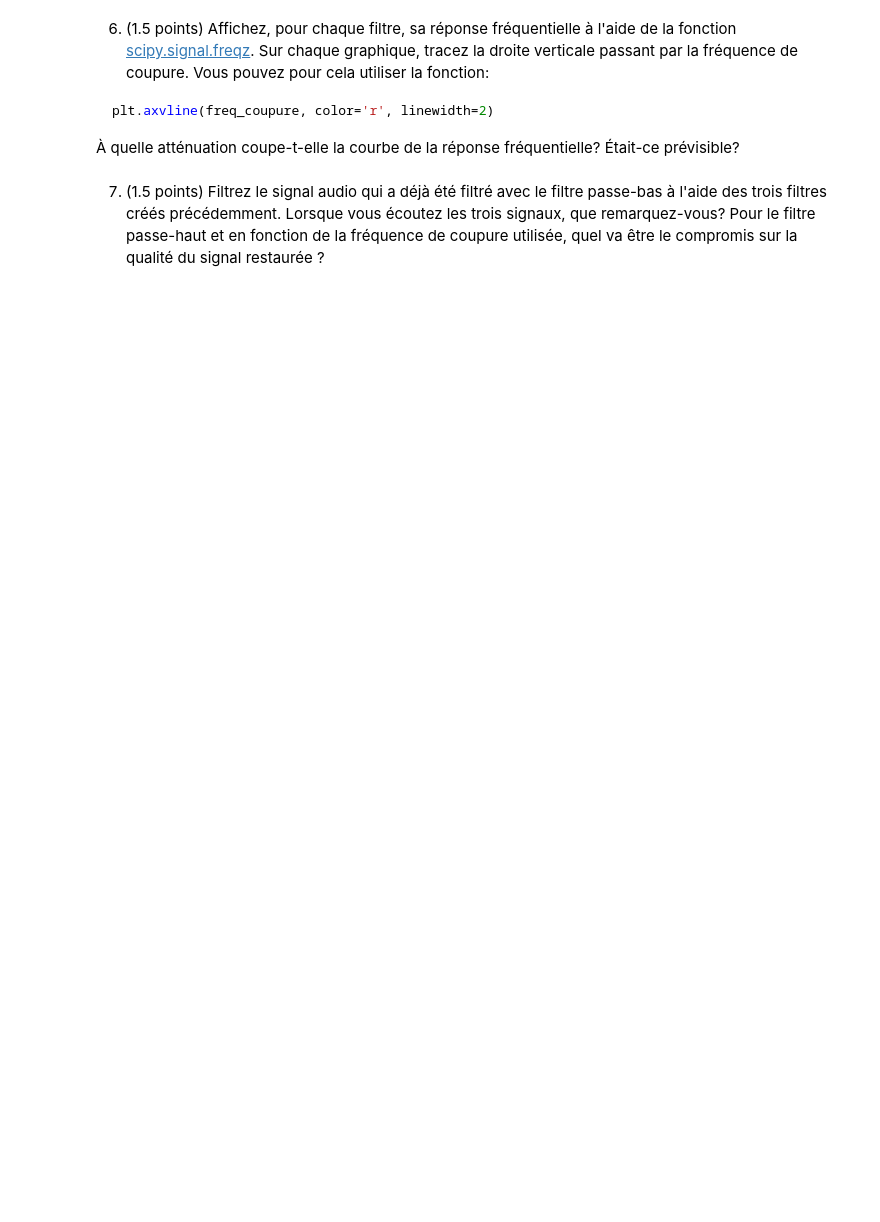
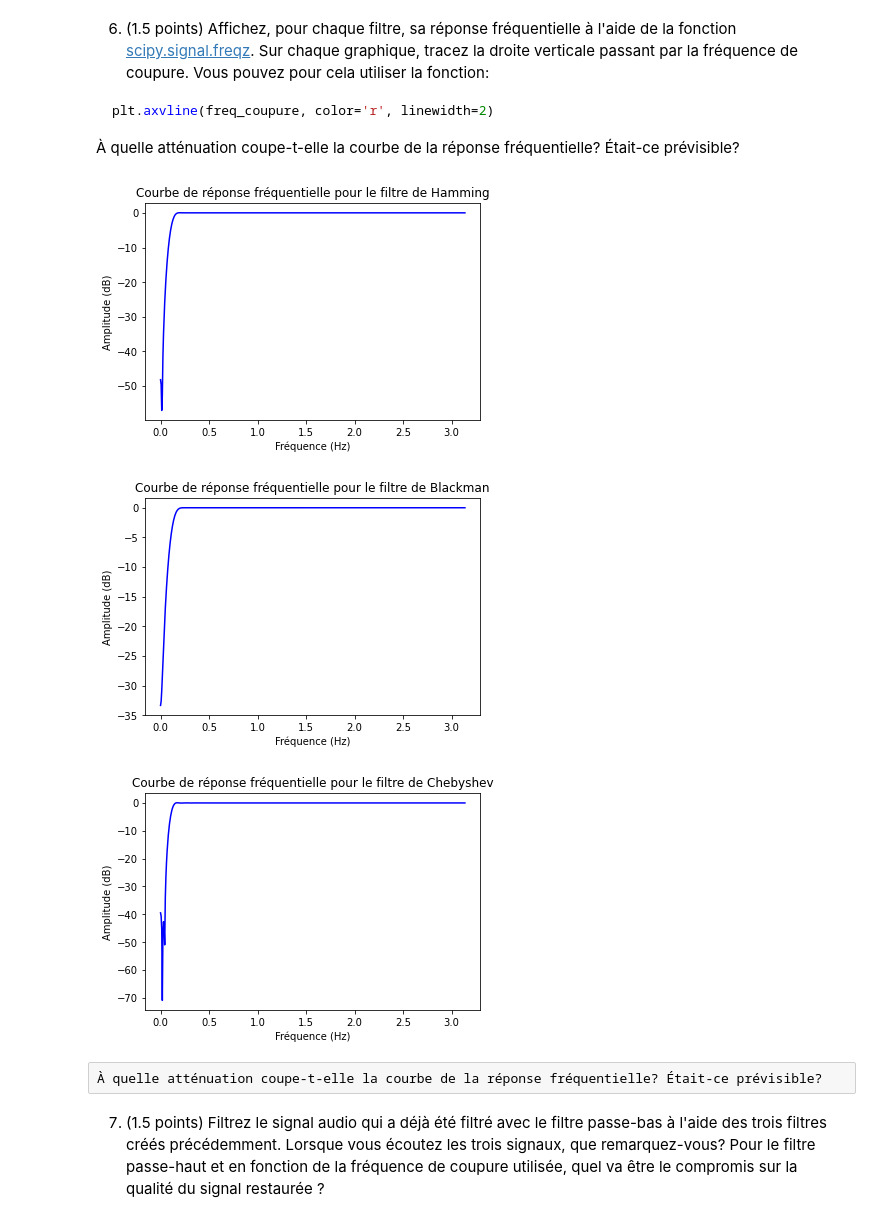
Before and after one commit to treque/imageprocessing, a Jupyter notebook: tp1/lab1_fr.ipynb, the cells around one changed output. Cells and saved outputs as stored; diff of their text form; code cells hidden in the pictures; blank space fills up the shorter version.

```diff
--- a/tp1/lab1_fr.ipynb
+++ b/tp1/lab1_fr.ipynb
@@ -468,5 +468,7 @@ ipd.Audio(signal, rate=sample_rate)
 En écoutant le signal, repérez la ou les perturbations de la mélodie principale. Pour chaque perturbation, précisez si le signal est haute ou basse fréquence.
 # %%
 ## Code ##
-frequence, signal = wavfile.read("corrupted_audio.wav")
-ipd.Audio(signal, rate=frequence)
+f_echantillonnage, signal = wavfile.read("corrupted_audio.wav")
+ipd.Audio(signal, rate=f_echantillonnage)
+
+original_signal = signal
@@ -600,2 +585,39 @@ plt.axvline(freq_coupure, color='r', linewidth=2)
+# %%
+## Code ##
+#hamming
+w, h = freqz(b1)
+plt.figure(1)
+plt.plot(w, 20 * np.log10(abs(h)), 'b')
+#plt.axvline(f_coupure, color='r', linewidth=2)
+plt.title('Courbe de réponse fréquentielle pour le filtre de Hamming')
+plt.xlabel('Fréquence (Hz)')
+plt.ylabel('Amplitude (dB)')
+plt.show()
+
+#blackman
+w, h = freqz(b2)
+plt.figure(1)
+plt.plot(w, 20 * np.log10(abs(h)), 'b')
+#plt.axvline(f_coupure, color='r', linewidth=2)
+plt.title('Courbe de réponse fréquentielle pour le filtre de Blackman')
+plt.xlabel('Fréquence (Hz)')
+plt.ylabel('Amplitude (dB)')
+plt.show()
+
+#chebyshev
+w, h = freqz(b3)
+plt.figure(1)
+plt.plot(w, 20 * np.log10(abs(h)), 'b')
+#plt.axvline(f_coupure, color='r', linewidth=2)
+plt.title('Courbe de réponse fréquentielle pour le filtre de Chebyshev')
+plt.xlabel('Fréquence (Hz)')
+plt.ylabel('Amplitude (dB)')
+plt.show()
+# %% [output]
+[figure, added]
+[figure, added]
+[figure, added]
+# %% [raw]
+À quelle atténuation coupe-t-elle la courbe de la réponse fréquentielle? Était-ce prévisible?
 # %% [markdown]
 7. (1.5 points) Filtrez le signal audio qui a déjà été filtré avec le filtre passe-bas à l'aide des trois filtres créés précédemment. Lorsque vous écoutez les trois signaux, que remarquez-vous? Pour le filtre passe-haut et en fonction de la fréquence de coupure utilisée, quel va être le compromis sur la qualité du signal restaurée ?
```
Also changed, not shown: parts of 16 cells of this notebook, 1 other file.
